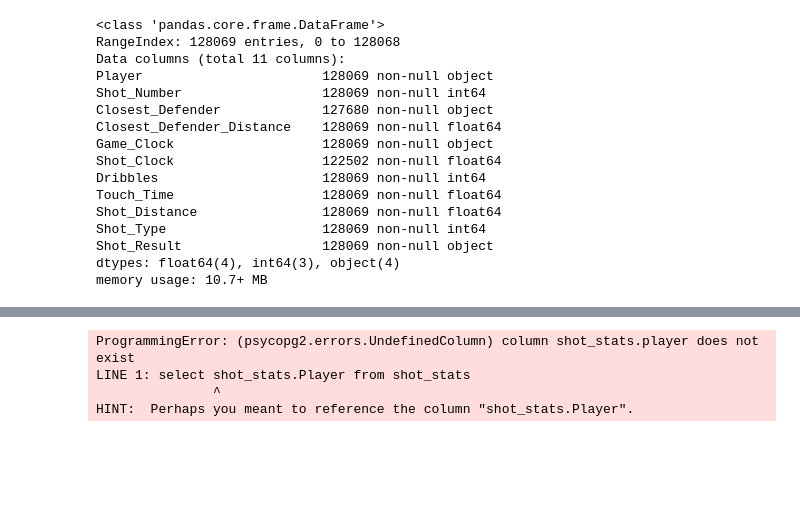
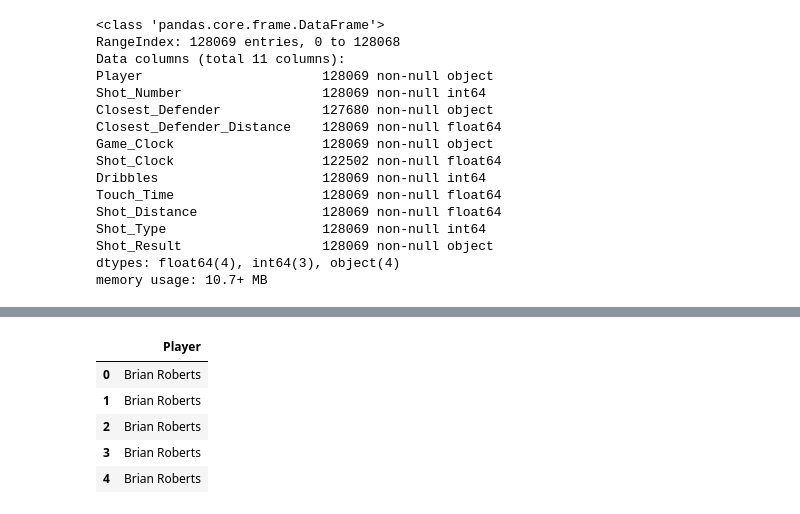
Before and after one commit to joshseymour/ETL_Project, a Jupyter notebook: Transform_Shots.ipynb, the cells around one changed output, grey strips where cells are left out. Drawn from its saved outputs; the diff is of its cells as text; code cells hidden in the pictures; blank space fills up the shorter version.

```diff
--- a/Transform_Shots.ipynb
+++ b/Transform_Shots.ipynb
@@ -187,9 +187,11 @@ pd.read_sql_query('select * from shot_stats', con=engine).head()
 | 3 | Brian Roberts | 4 | Markel Brown | 3 | 11:47:00 | 10.0 | 2 | ... |
 | 4 | Brian Roberts | 5 | Thaddeus Young | 1 | 10:34:00 | 11.0 | 2 | ... |
 # %%
-pd.read_sql_query('select shot_stats.Player from shot_stats', con=engine).head()
+pd.read_sql_query('select "Player" from shot_stats', con=engine).head()
 # %% [output]
-ProgrammingError: (psycopg2.errors.UndefinedColumn) column shot_stats.player does not exist
-LINE 1: select shot_stats.Player from shot_stats
-               ^
-HINT:  Perhaps you meant to reference the column "shot_stats.Player".
+|  | Player |
+| 0 | Brian Roberts |
+| 1 | Brian Roberts |
+| 2 | Brian Roberts |
+| 3 | Brian Roberts |
+| 4 | Brian Roberts |
```
Also changed, not shown: parts of 1 cell of this notebook, 1 other file.
